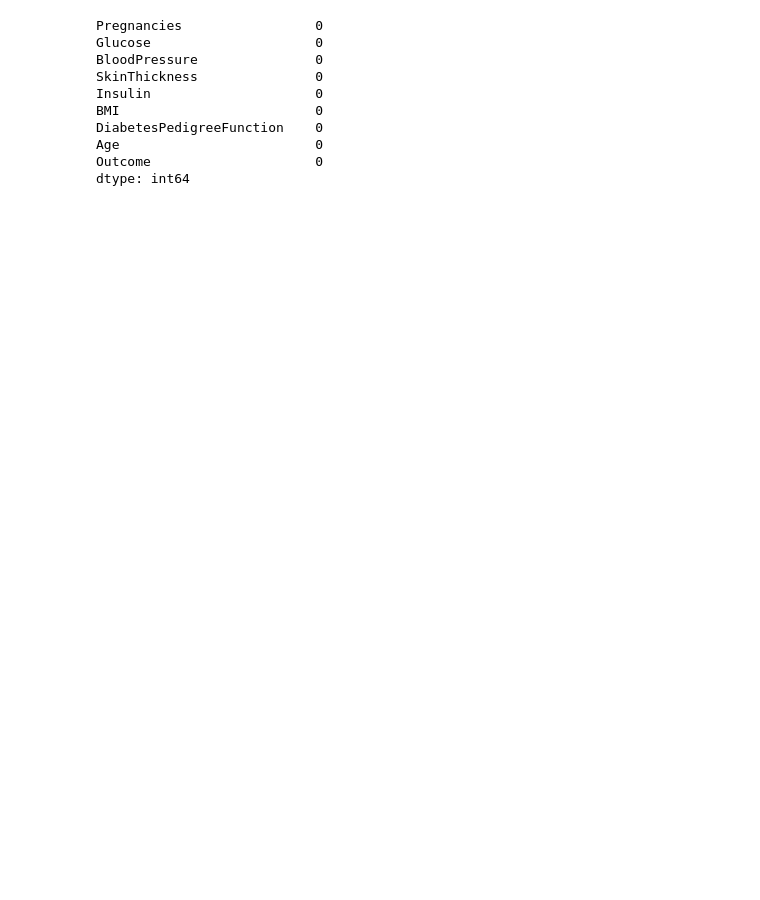
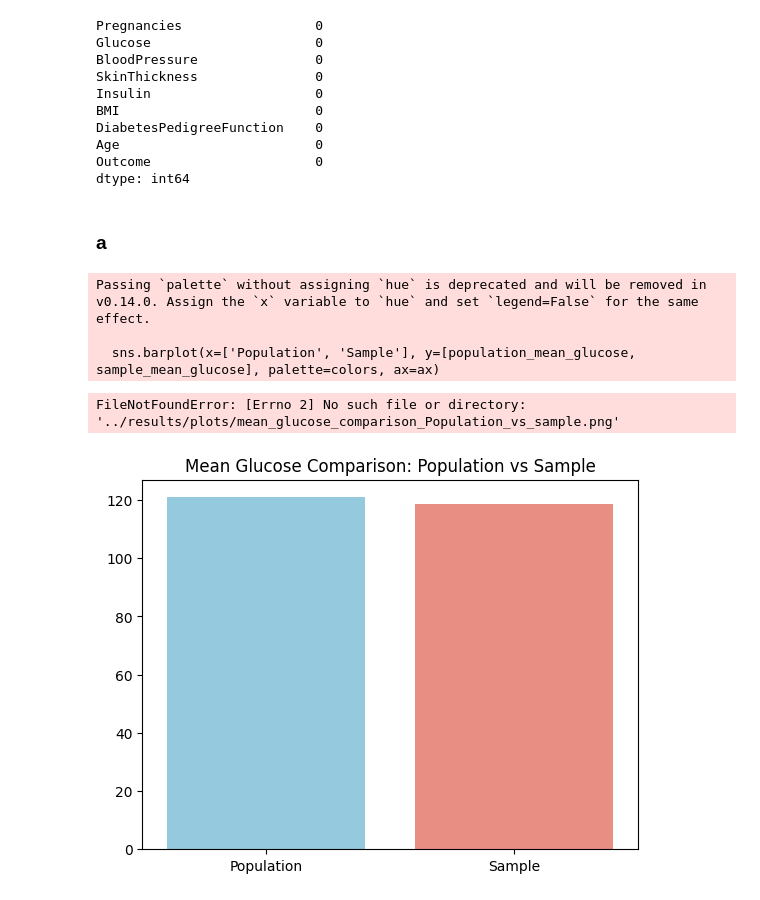
Before and after one commit to GauravBachu/PDS_Assignment_3, a Jupyter notebook: src/Assignment_3_&_4.ipynb, the cells around one changed output. Cells and saved outputs as stored; diff of their text form; code cells hidden in the pictures; blank space fills up the shorter version.

Commit message:
Mean Glucose Comparison:Population vs Sample

```diff
--- a/src/Assignment_3_&_4.ipynb
+++ b/src/Assignment_3_&_4.ipynb
@@ -74,0 +77,24 @@ data_set.to_csv(cleaned_filepath, index=False)
+# %% [markdown]
+### a
+# %%
+sample_data = data_set.sample(25)
+# %%
+population_mean_glucose = data_set['Glucose'].mean()
+population_highest_glucose = data_set['Glucose'].max()
+# %%
+sample_mean_glucose = sample_data['Glucose'].mean()
+sample_highest_glucose = sample_data['Glucose'].max()
+# %%
+colors = ["skyblue", "salmon"]
+fig, ax = plt.subplots()
+sns.barplot(x=['Population', 'Sample'], y=[population_mean_glucose, sample_mean_glucose], palette=colors, ax=ax)
+ax.set_title('Mean Glucose Comparison: Population vs Sample')
+
+plt.savefig('../results/plots/mean_glucose_comparison_Population_vs_sample.png')
+plt.show()
+# %% [output]
+Passing `palette` without assigning `hue` is deprecated and will be removed in v0.14.0. Assign the `x` variable to `hue` and set `legend=False` for the same effect.
+
+  sns.barplot(x=['Population', 'Sample'], y=[population_mean_glucose, sample_mean_glucose], palette=colors, ax=ax)
+FileNotFoundError: [Errno 2] No such file or directory: '../results/plots/mean_glucose_comparison_Population_vs_sample.png'
+[figure, added]
```
Also changed, not shown: parts of 1 cell of this notebook, 1 other file.
